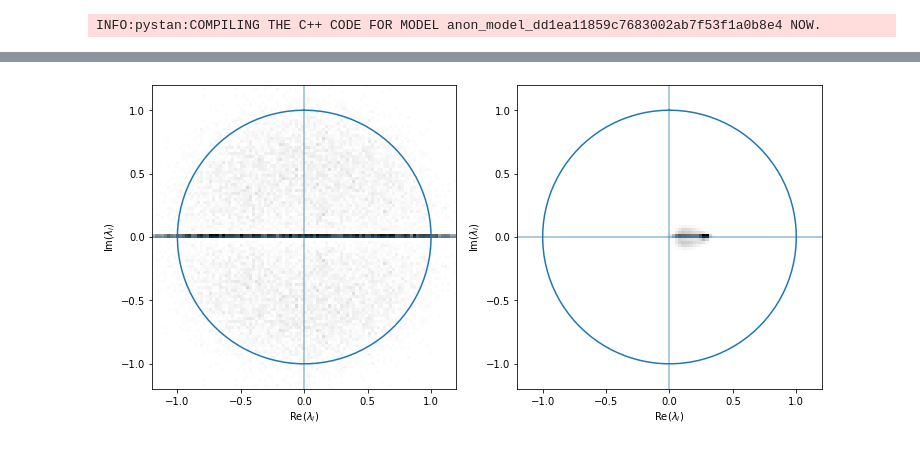
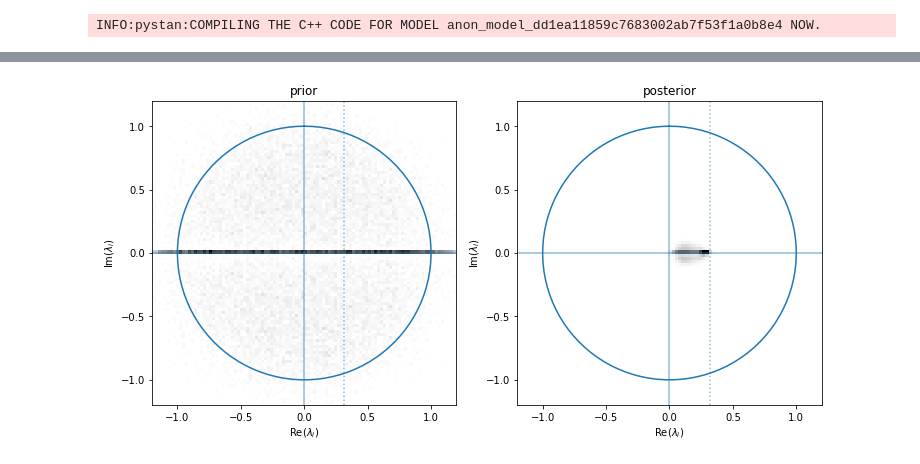
Before and after one commit to gregbritten/ecological_stability, a Jupyter notebook: py_code/null_eigenvalue_distributions.ipynb, the cells around one changed output, grey strips where cells are left out. Saved outputs shown, nothing was run; the diff lists cells and outputs as text; code cells hidden in the pictures.

```diff
--- a/py_code/null_eigenvalue_distributions.ipynb
+++ b/py_code/null_eigenvalue_distributions.ipynb
@@ -172,13 +172,16 @@ for i in range(mcmc['PHI'].shape[0]):
 # %%
 fig, axs = plt.subplots(ncols=2, subplot_kw={'aspect':1.0}, figsize=(12,6))
 axs[0].pcolormesh(bin_edges, bin_edges, hist_prior.T, cmap=plt.get_cmap('gray_r'))
 axs[1].pcolormesh(bin_edges, bin_edges, hist_posterior.T, cmap=plt.get_cmap('gray_r'))
 for ax in axs.flat:
     ax.plot(x_circ, y_circ)
     ax.axvline(0.0, color='C0', alpha=0.5)
+    ax.axvline(1.0/np.sqrt(p), color='C0', alpha=0.5, ls=':')
     ax.axhline(0.0, color='C0', alpha=0.5)
     ax.set(xlabel='Re($\lambda_i$)', ylabel='Im($\lambda_i$)')
 ax
+axs[0].set_title('prior')
+axs[1].set_title('posterior')
 None
 # %% [output]
-[figure, old version]
+[figure, new version]
```
Also changed, not shown: parts of 12 cells of this notebook.
